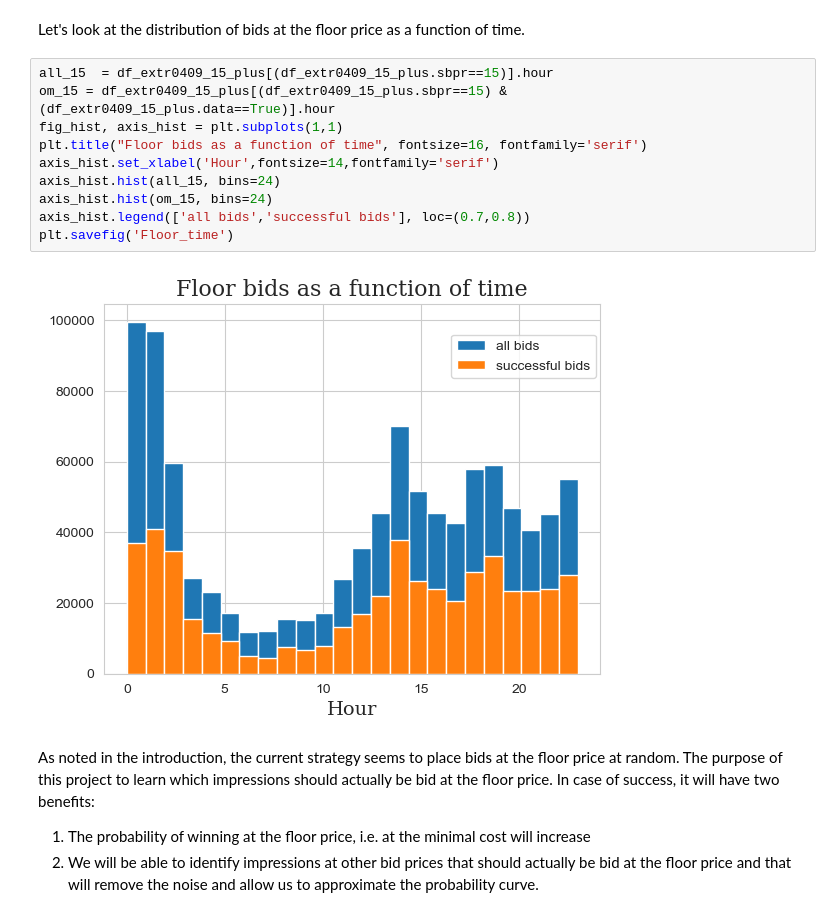
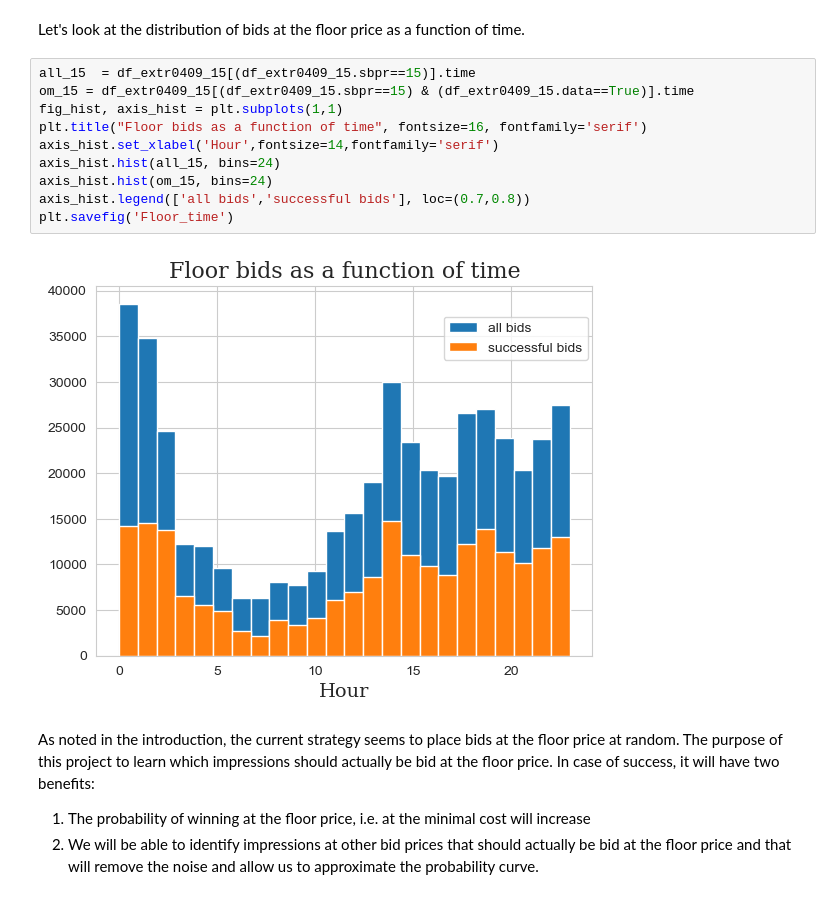
Before and after one commit to ltevlin/Origin, a Jupyter notebook: Presentation_15.ipynb, the cells around one changed output. Cells and saved outputs as stored; diff of their text form.

Commit message:
starting the presentation, added figure for floor

```diff
--- a/Presentation_15.ipynb
+++ b/Presentation_15.ipynb
@@ -372,17 +372,17 @@ Name: true_count, dtype: float64
 # %% [markdown]
 Let's look at the distribution of bids at the floor price as a function of time.
 # %%
-all_15  = df_extr0409_15_plus[(df_extr0409_15_plus.sbpr==15)].hour
-om_15 = df_extr0409_15_plus[(df_extr0409_15_plus.sbpr==15) & (df_extr0409_15_plus.data==True)].hour
+all_15  = df_extr0409_15[(df_extr0409_15.sbpr==15)].time
+om_15 = df_extr0409_15[(df_extr0409_15.sbpr==15) & (df_extr0409_15.data==True)].time
 fig_hist, axis_hist = plt.subplots(1,1)
 plt.title("Floor bids as a function of time", fontsize=16, fontfamily='serif')
 axis_hist.set_xlabel('Hour',fontsize=14,fontfamily='serif')
 axis_hist.hist(all_15, bins=24)
 axis_hist.hist(om_15, bins=24)
 axis_hist.legend(['all bids','successful bids'], loc=(0.7,0.8))
 plt.savefig('Floor_time')
 # %% [output]
-[figure, old version]
+[figure, new version]
 # %% [markdown]
 As noted in the introduction, the current strategy seems to place bids at the floor price at random. The purpose of this project to learn which impressions should actually be bid at the floor price. In case of success, it will have two benefits:
 1. The probability of winning at the floor price, i.e. at the minimal cost will increase
```
Also changed, not shown: parts of 2 cells of this notebook.
